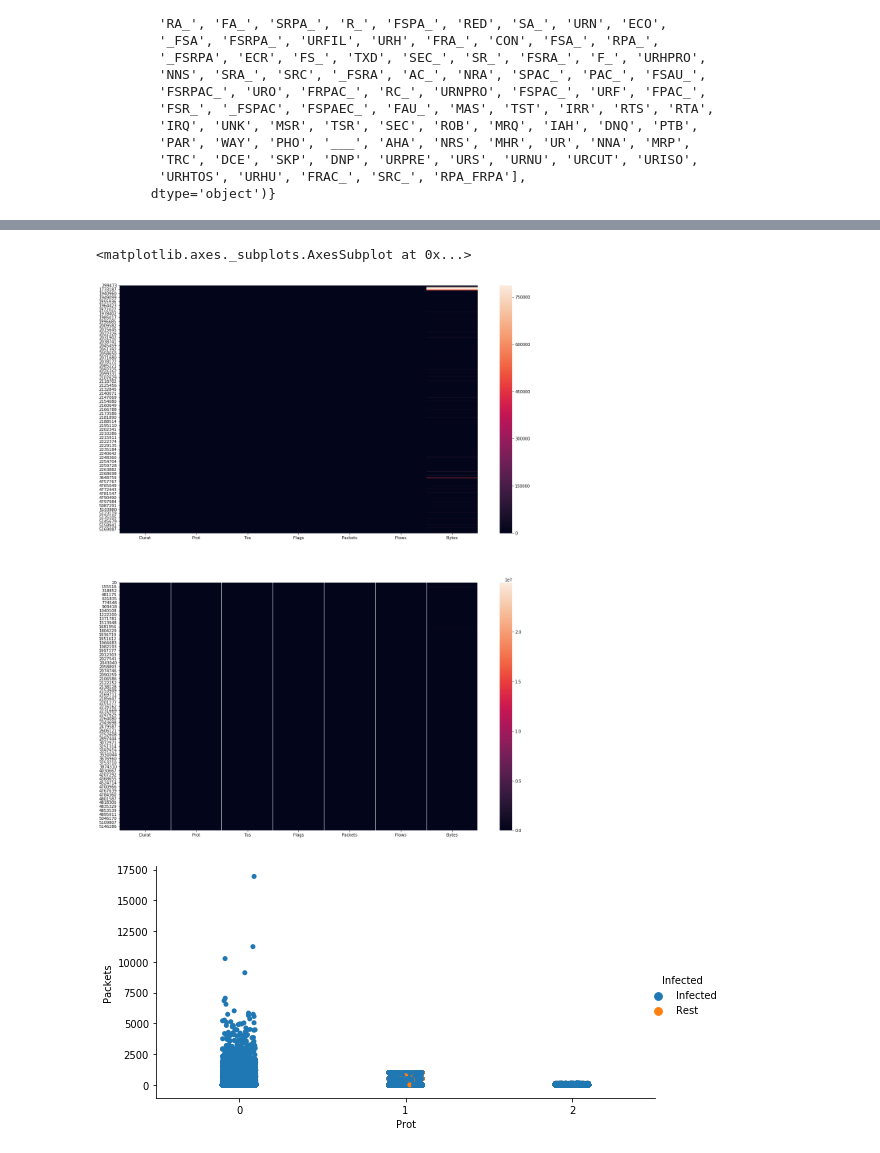
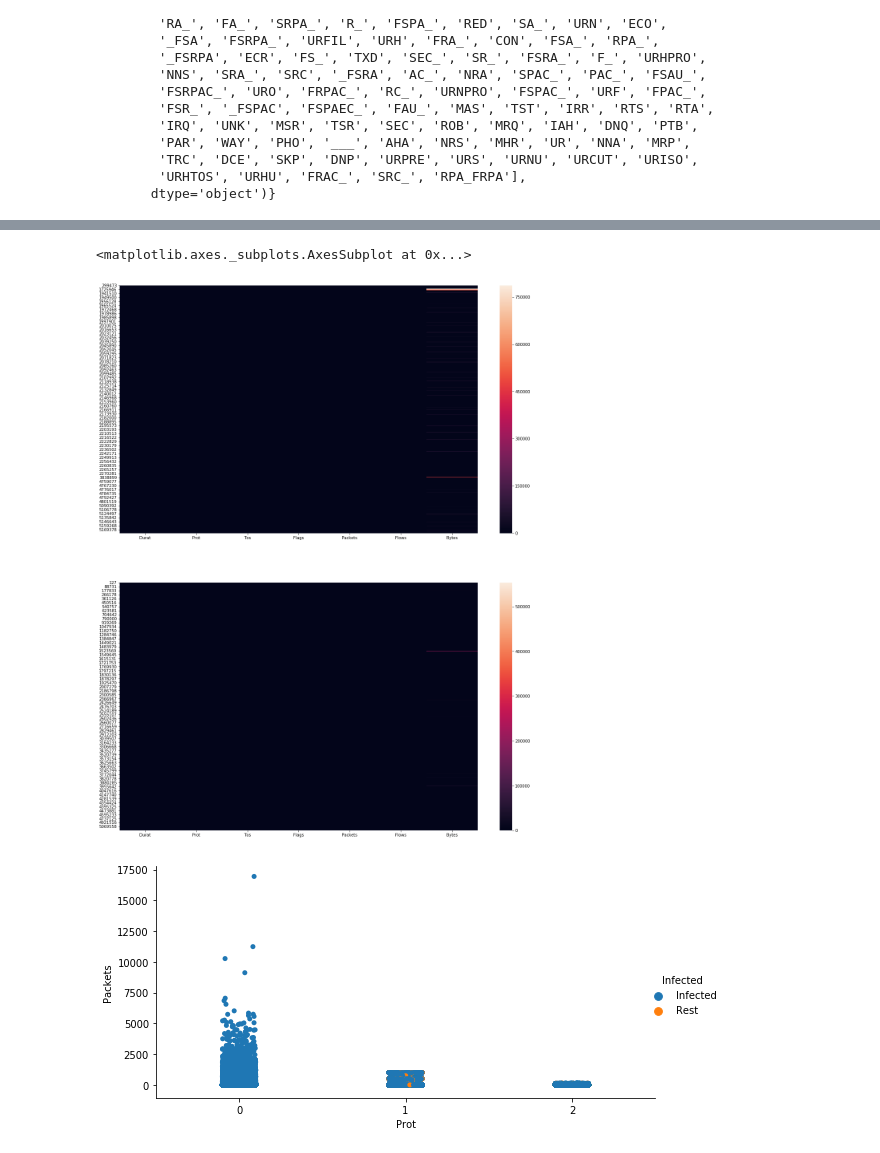
Before and after one commit to giannislelekas/CS4035, a Jupyter notebook: lab3/Flow_Data_Discretiazation_Task.ipynb, the cells around one changed output, grey strips where cells are left out. Cells and saved outputs as stored; diff of their text form; code cells hidden in the pictures.

```diff
--- a/lab3/Flow_Data_Discretiazation_Task.ipynb
+++ b/lab3/Flow_Data_Discretiazation_Task.ipynb
@@ -46,6 +46,8 @@ data.to_pickle('./data/scenario_10.pkl')
 # %%
 infected_hosts = ['147.32.84.165','147.32.84.191','147.32.84.192','147.32.84.193','147.32.84.204',
                   '147.32.84.205','147.32.84.206''147.32.84.207','147.32.84.208','147.32.84.209']
+
+normal_hosts = ['147.32.84.170', '147.32.84.134', '147.32.84.164', '147.32.87.36, 147.32.80.9', '147.32.87.11']
 # %%
 # Storing the mapping used for the conversion, in case we want to revert back
 label_mapping = {}
@@ -81,8 +83,14 @@ label_mapping
 # %%
 data_nobground = data[data['Label']!= 'Background']
 # data_infected = data_nobground[np.logical_or(data_nobground['Src_IP_Addr'] == infected_hosts[0], data_nobground['Dst_IP_Addr']==infected_hosts[0])]
-data_nobground['Infected'] = data_nobground['Src_IP_Addr']==infected_hosts[0]
+# data_nobground['Infected'] = data_nobground['Src_IP_Addr']==infected_hosts[0]
+data_nobground['Infected'] = np.logical_or(data_nobground['Src_IP_Addr']==infected_hosts[0], data_nobground['Dst_IP_Addr']==infected_hosts[0])
 data_infected = data_nobground[data_nobground['Infected']==1]
 data_infected.dtypes
+
+# data_clean = data_nobground[np.logical_and(np.isin(data_nobground['Src_IP_Addr'], infected_hosts, invert=True), np.isin(data_nobground['Dst_IP_Addr'], infected_hosts, invert=True))]
+data_clean = data_nobground[np.isin(data_nobground['Src_IP_Addr'], normal_hosts)]
+
 print("Number of infected Netflows: ", len(data_infected))
+print("Number of non-infected Netflows: ", len(data_clean))
 # %% [output]
@@ -99,17 +233,15 @@ np.sum(data_nobground['Infected']==1)
 # %%
 import seaborn as sns
 from matplotlib import pyplot as plt
 
 columns = ['Durat', 'Prot', 'Tos', 'Flags', 'Packets', 'Flows', 'Bytes']
 
-data_clean = data_nobground[data_nobground['Infected'] == 0]
-
 fig, ax = plt.subplots(nrows=2, ncols=1, figsize=(20,25))
 sns.heatmap(data_infected[columns], ax=ax[0])
 sns.heatmap(data_clean[columns], ax=ax[1])
 # %% [output]
 <matplotlib.axes._subplots.AxesSubplot at 0x...>
-[figure, old version]
+[figure, new version]
 # %%
 g = sns.catplot(x='Prot', y='Packets', hue='Infected', data=data_nobground, height=4, aspect=2, legend_out=True)
 labels = ['Infected', 'Rest']
```
Also changed, not shown: parts of 24 cells of this notebook, 1 other file.
